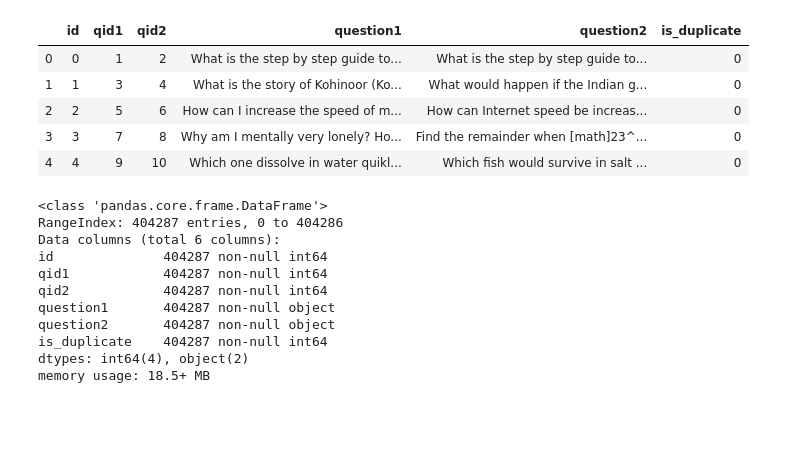
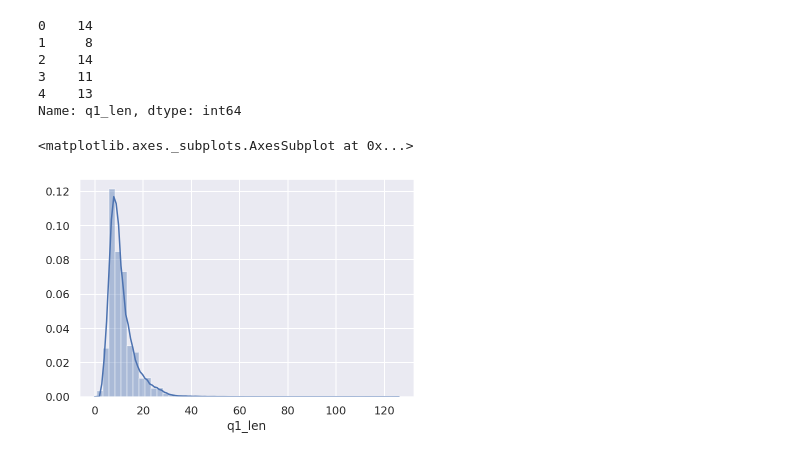
Before and after one commit to LeslieOverfitting/DQD, a Jupyter notebook: 未命名.ipynb, the cells around one changed output. Saved outputs shown, nothing was run; the diff lists cells and outputs as text; code cells hidden in the pictures; blank space fills up the shorter version.

```diff
--- a/未命名.ipynb
+++ b/未命名.ipynb
@@ -44,25 +3,27 @@ len(q1)
 # %%
-question_data = pd.read_csv('data/train_dqd.csv')
+df = pd.read_csv('data/train_dqd.csv')
-# %%
-question_data.head()
-# %% [output]
-|  | id | qid1 | qid2 | question1 | question2 | is_duplicate |
-| 0 | 0 | 1 | 2 | What is the step by step guide to... | What is the step by step guide to... | 0 |
-| 1 | 1 | 3 | 4 | What is the story of Kohinoor (Ko... | What would happen if the Indian g... | 0 |
-| 2 | 2 | 5 | 6 | How can I increase the speed of m... | How can Internet speed be increas... | 0 |
-| 3 | 3 | 7 | 8 | Why am I mentally very lonely? Ho... | Find the remainder when [math]23^... | 0 |
-| 4 | 4 | 9 | 10 | Which one dissolve in water quikl... | Which fish would survive in salt ... | 0 |
-# %%
-question_data.info()
-# %% [output]
-<class 'pandas.core.frame.DataFrame'>
-RangeIndex: 404287 entries, 0 to 404286
-Data columns (total 6 columns):
-id              404287 non-null int64
-qid1            404287 non-null int64
-qid2            404287 non-null int64
-question1       404287 non-null object
-question2       404287 non-null object
-is_duplicate    404287 non-null int64
-dtypes: int64(4), object(2)
-memory usage: 18.5+ MB
+# %%
+df['q1_len'] = df['question1'].astype(str).apply(lambda x: x.split(' ')).apply(len)
+# %%
+df['q1_len'].head()
+# %% [output]
+0    14
+1     8
+2    14
+3    11
+4    13
+Name: q1_len, dtype: int64
+# %%
+import matplotlib.pyplot as plt
+
+# We will use the Seaborn library
+import seaborn as sns
+sns.set()
+
+# Graphics in retina format are more sharp and legible
+%config InlineBackend.figure_format = 'retina'
+# %%
+sns.distplot(df['q1_len'])
+# %% [output]
+<matplotlib.axes._subplots.AxesSubplot at 0x...>
+[figure, added]
```
Also changed, not shown: parts of 24 cells of this notebook, 8 other files.
